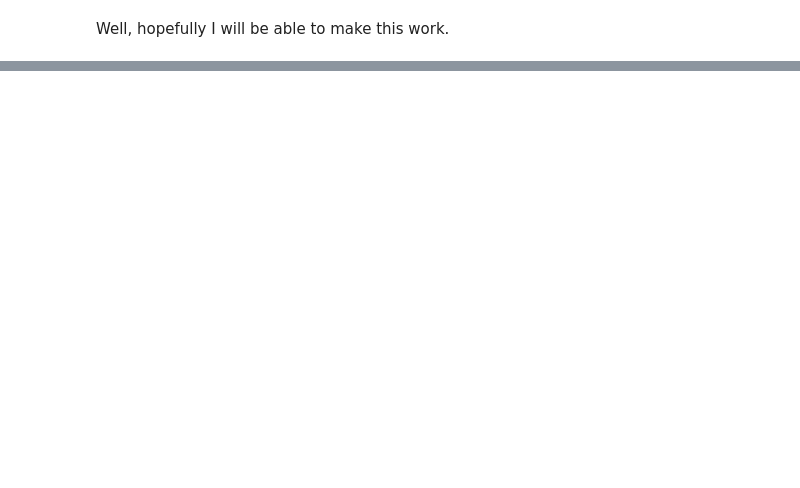
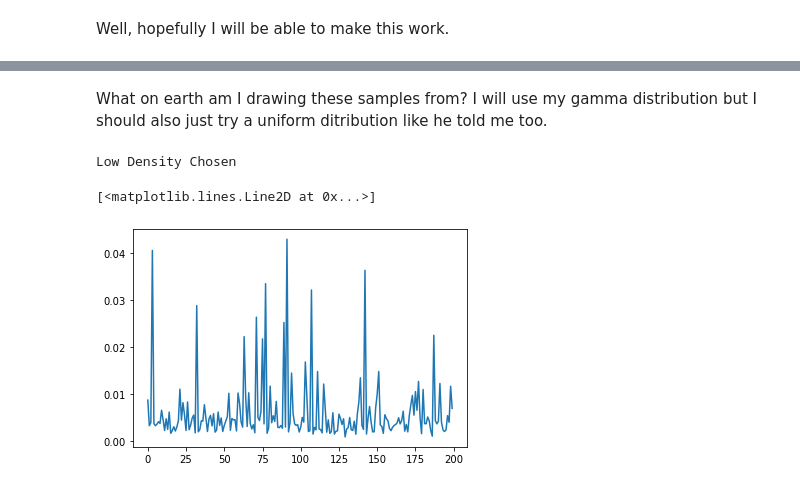
Before and after one commit to greenblattlab/Analysis_Of_Ribosome_Pausing, a Jupyter notebook: Simulation/rb_profile_simulator.ipynb, the cells around one changed output, grey strips where cells are left out. Saved outputs shown, nothing was run; the diff lists cells and outputs as text; code cells hidden in the pictures; blank space fills up the shorter version.

Commit message:
created the get_density function for simulation

```diff
--- a/Simulation/rb_profile_simulator.ipynb
+++ b/Simulation/rb_profile_simulator.ipynb
@@ -46,0 +112,4 @@ array([0., 0., 0., 0., 0., 0., 0., 0., 0., 0., 0., 0., 0., 0., 0., 0., 0.,
+# %% [markdown]
+What on earth am I drawing these samples from? I will use my gamma distribution but I should also just try a uniform ditribution like he told me too.
+# %%
+lamb_gam = np.random.gamma(2.5,3,200)
@@ -46,0 +118,9 @@ array([0., 0., 0., 0., 0., 0., 0., 0., 0., 0., 0., 0., 0., 0., 0., 0., 0.,
+# %%
+p_gam = get_density(lamb_gam, 0.03, 0.1)
+# %% [output]
+Low Density Chosen
+# %%
+plt.plot(p_gam)
+# %% [output]
+[<matplotlib.lines.Line2D at 0x...>]
+[figure, added]
```
Also changed, not shown: parts of 15 cells of this notebook.
